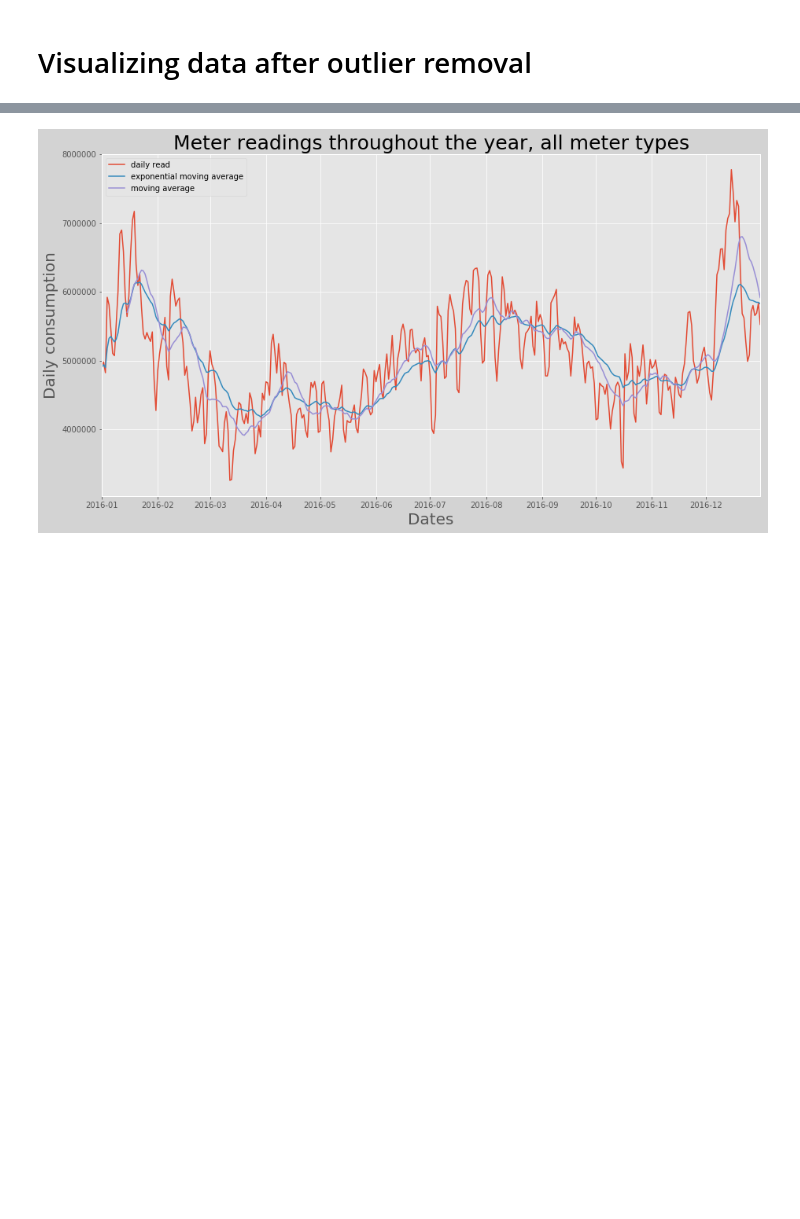
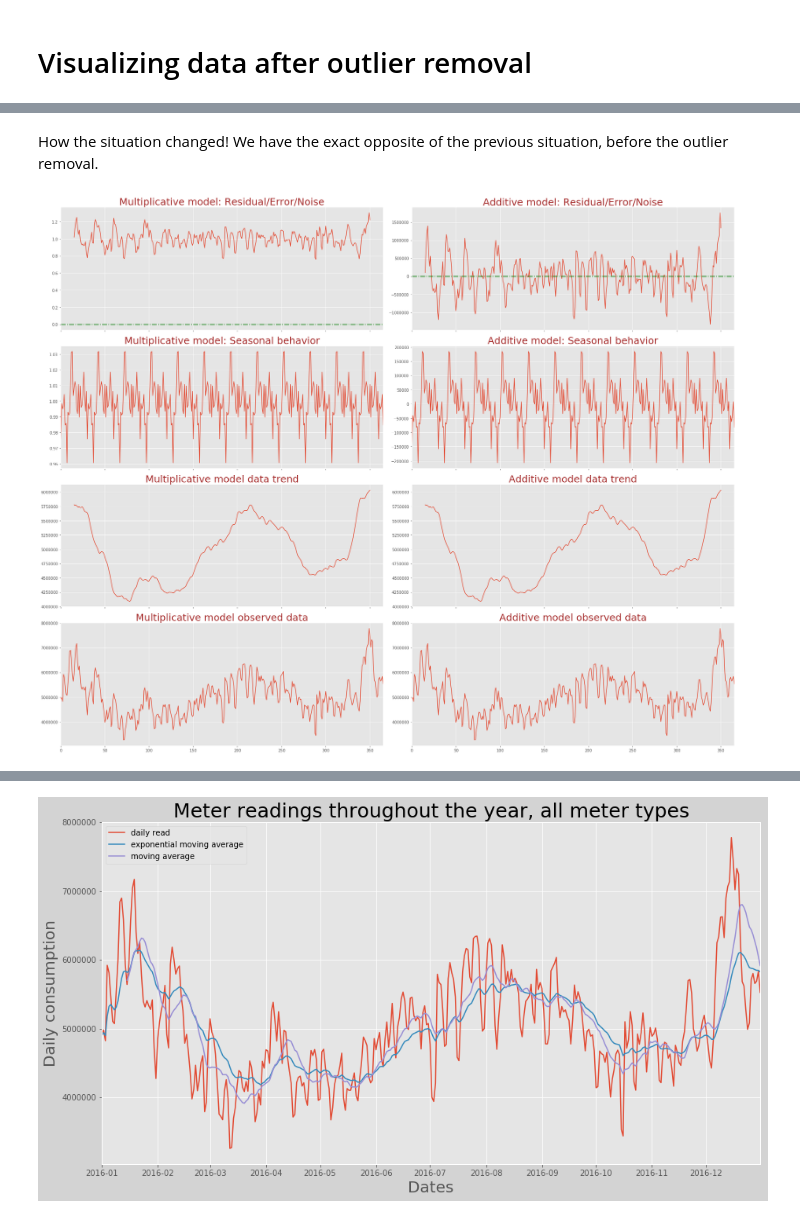
Before and after one commit to dmculiac/A-Kaggle-Prize-Money-Competition, a Jupyter notebook: A Kaggle Prize Money Competition.ipynb, the cells around one changed output, grey strips where cells are left out. Saved outputs shown, nothing was run; the diff lists cells and outputs as text; code cells hidden in the pictures; blank space fills up the shorter version.

```diff
--- a/A Kaggle Prize Money Competition.ipynb
+++ b/A Kaggle Prize Money Competition.ipynb
@@ -563,0 +576,34 @@ for meter in np.arange(len(np.unique(train_df.meter))):
+# %% [markdown]
+How the situation changed! We have the exact opposite of the previous situation, before the outlier removal.
+# %%
+# Multiplicative model
+s1 = sm.tsa.seasonal_decompose(ts.values,freq=30,model="multiplicative")
+
+# Additive model
+s2 = sm.tsa.seasonal_decompose(ts.values,freq=30,model="additive")
+
+plt.style.use('ggplot')
+def plot_seasonal(res, axes, model_type):
+    pd.DataFrame(res.observed).plot(ax=axes[3], legend = False)
+    axes[3].set_title(model_type + ' ' + 'observed data', fontsize=25, color = 'brown')
+
+    pd.DataFrame(res.trend).plot(ax=axes[2], legend = False)
+    axes[2].set_title(model_type + ' ' + 'data trend', fontsize=25, color = 'brown')
+
+    pd.DataFrame(res.seasonal).plot(ax=axes[1], legend = False)
+    axes[1].set_title(model_type + ': ' + 'Seasonal behavior', fontsize=25, color = 'brown')
+
+    pd.DataFrame(res.resid).plot(ax=axes[0], legend = False)
+    axes[0].set_title(model_type + ': ' + 'Residual/Error/Noise', fontsize=25, color = 'brown')
+    axes[0].axhline(0, linestyle = '-.', lw = 2, color = 'g')
+
+fig, axes = plt.subplots(4,2, sharex=True, figsize=(25,20))
+
+plot_seasonal(s1, axes[:,0], 'Multiplicative model')
+plot_seasonal(s2, axes[:,1], 'Additive model')
+
+plt.tight_layout()
+plt.show()
+plt.close();
+# %% [output]
+[figure, added]
```
Also changed, not shown: parts of 4 cells of this notebook.
